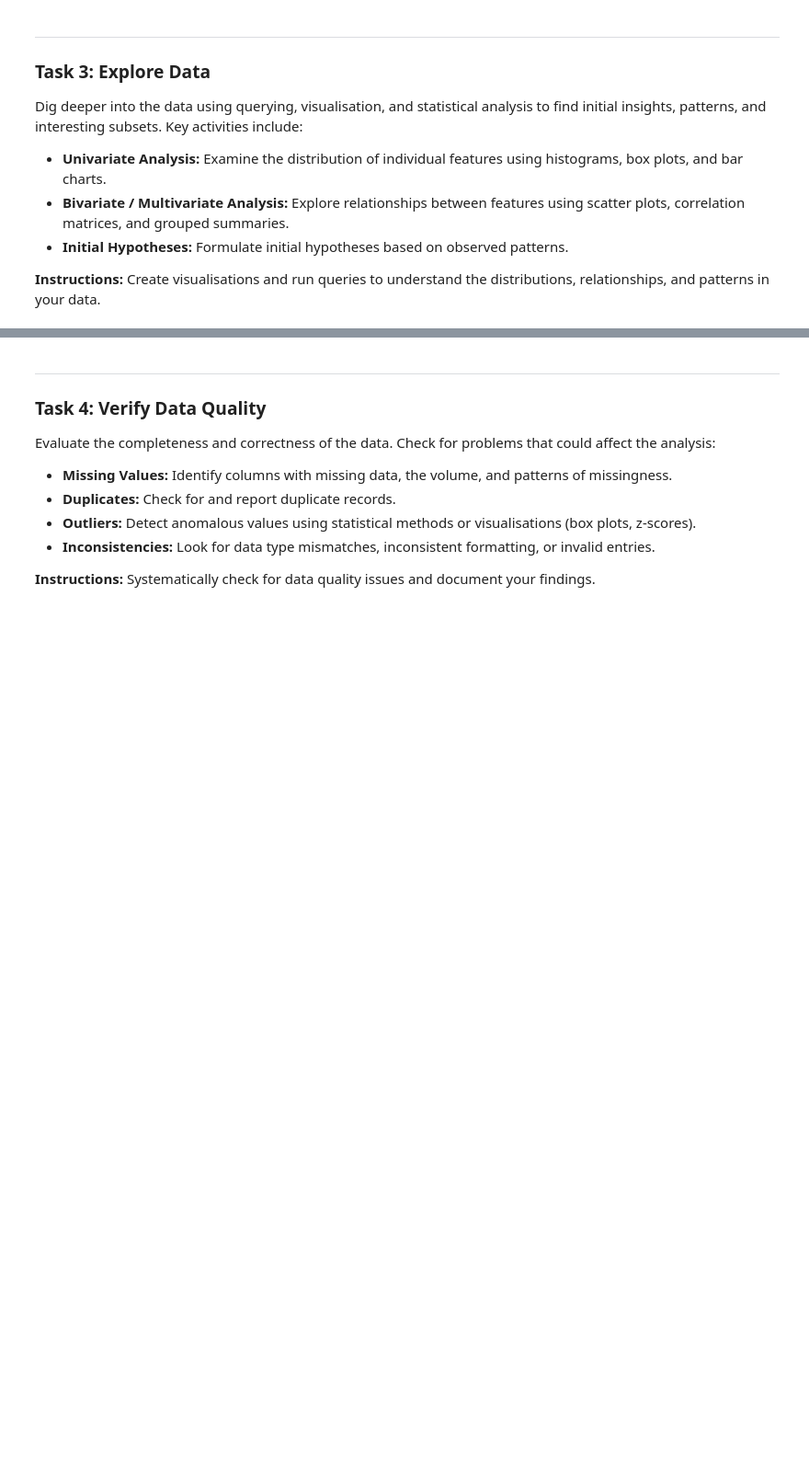
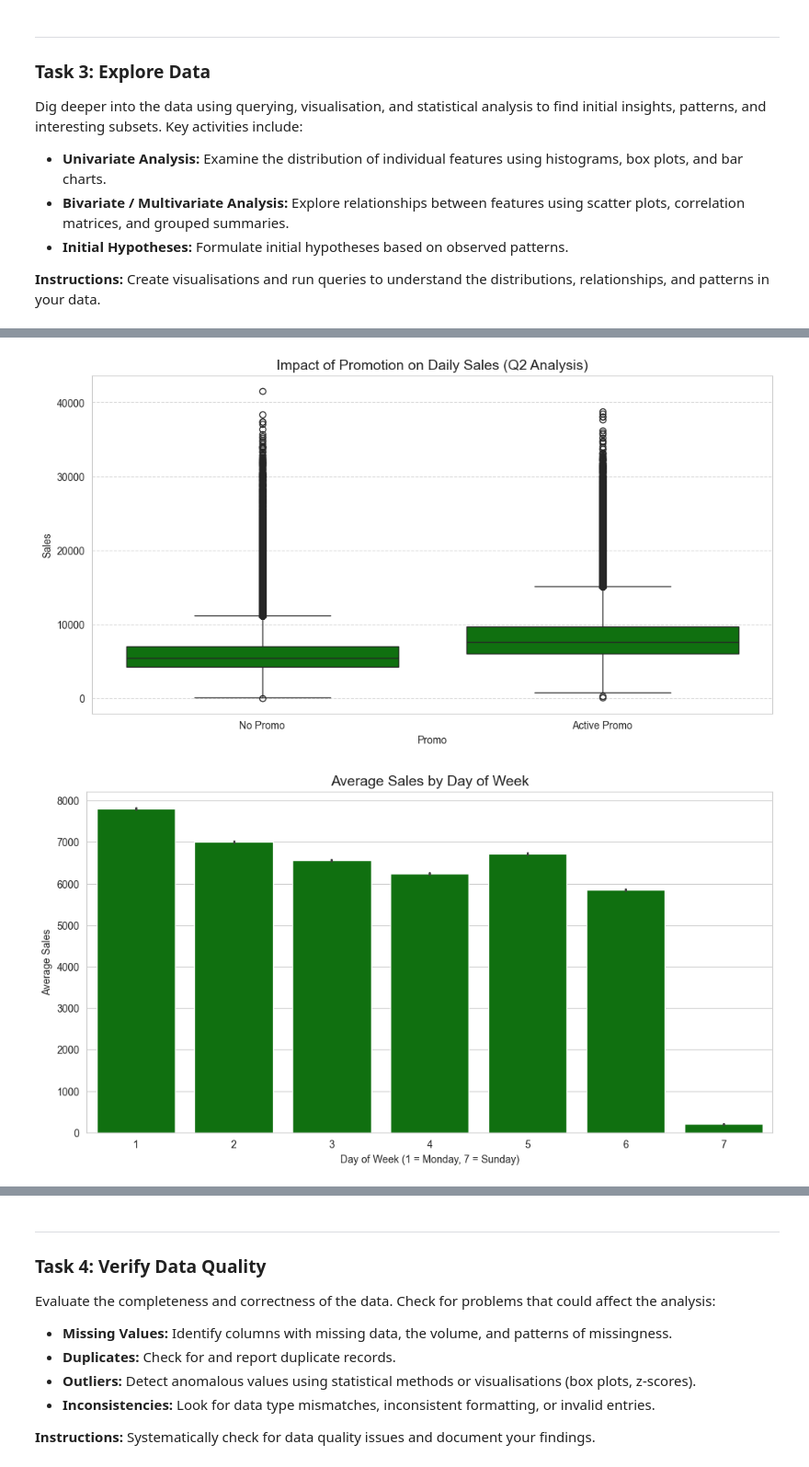
Before and after one commit to ali-albakri/KH5004CMD-Rossmann, a Jupyter notebook: notebooks/Phase_2_Data_Understanding.ipynb, the cells around one changed output, grey strips where cells are left out. Shown at 92% size. Saved outputs shown, nothing was run; the diff lists cells and outputs as text; code cells hidden in the pictures; blank space fills up the shorter version.

```diff
--- a/notebooks/Phase_2_Data_Understanding.ipynb
+++ b/notebooks/Phase_2_Data_Understanding.ipynb
@@ -233,10 +242,27 @@ Dig deeper into the data using querying, visualisation, and statistical analysis
 # %%
 # TODO: Perform bivariate/multivariate analysis — explore relationships between features.
 # Example: Correlation heatmap
 
 # plt.figure(figsize=(12, 8))
 # correlation_matrix = df.select_dtypes(include=np.number).corr()
 # sns.heatmap(correlation_matrix, annot=True, cmap='coolwarm', center=0, fmt='.2f')
 # plt.title('Correlation Matrix')
 # plt.tight_layout()
 # plt.show()
+
+plt.figure(figsize=(12, 6))
+sns.boxplot(data=df_train[df_train['Sales'] > 0], x='Promo', y='Sales', color='green')
+plt.title('Impact of Promotion on Daily Sales (Q2 Analysis)', fontsize=14)
+plt.xticks([0, 1], ['No Promo', 'Active Promo'])
+plt.grid(axis='y', linestyle='--', alpha=0.7)
+plt.show()
+
+plt.figure(figsize=(12, 6))
+sns.barplot(data=df_train, x='DayOfWeek', y='Sales', color='green')
+plt.title('Average Sales by Day of Week', fontsize=14)
+plt.xlabel('Day of Week (1 = Monday, 7 = Sunday)')
+plt.ylabel('Average Sales')
+plt.show()
+# %% [output]
+[figure, added]
+[figure, added]
```
Also changed, not shown: parts of 3 cells of this notebook.
